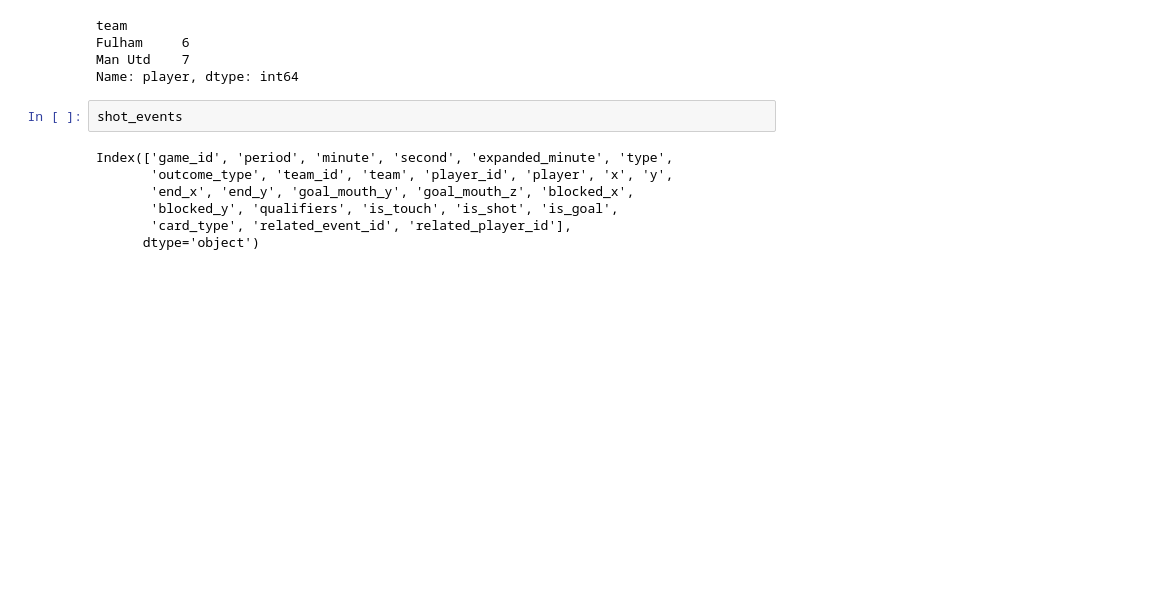
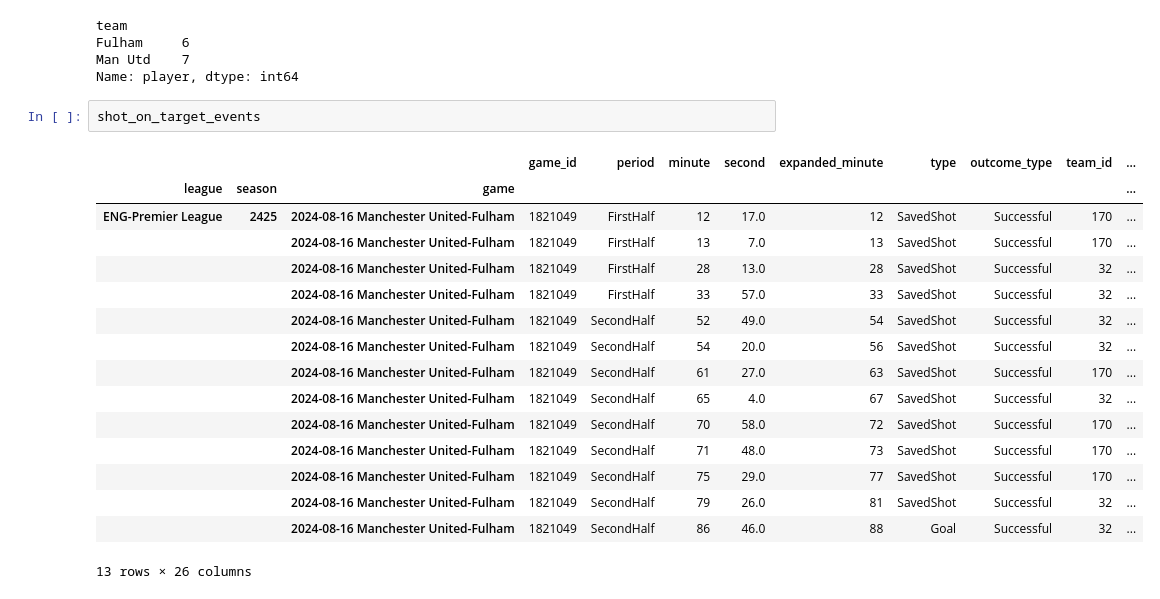
Before and after one commit to babu-akhil/football-analytics, a Jupyter notebook: whoscored_eventdata.ipynb, the cells around one changed output. Saved outputs shown, nothing was run; the diff lists cells and outputs as text; blank space fills up the shorter version.

Commit message:
event data explorations

```diff
--- a/whoscored_eventdata.ipynb
+++ b/whoscored_eventdata.ipynb
@@ -135,12 +135,22 @@ team
 Fulham     6
 Man Utd    7
 Name: player, dtype: int64
-# %%
-shot_events
-# %% [output]
-Index(['game_id', 'period', 'minute', 'second', 'expanded_minute', 'type',
-       'outcome_type', 'team_id', 'team', 'player_id', 'player', 'x', 'y',
-       'end_x', 'end_y', 'goal_mouth_y', 'goal_mouth_z', 'blocked_x',
-       'blocked_y', 'qualifiers', 'is_touch', 'is_shot', 'is_goal',
-       'card_type', 'related_event_id', 'related_player_id'],
-      dtype='object')
+# %%
+shot_on_target_events
+# %% [output]
+|  |  |  | game_id | period | minute | second | expanded_minute | type | outcome_type | team_id | ... |
+| league | season | game |  |  |  |  |  |  |  |  | ... |
+| ENG-Premier League | 2425 | 2024-08-16 Manchester United-Fulham | 1821049 | FirstHalf | 12 | 17.0 | 12 | SavedShot | Successful | 170 | ... |
+|  |  | 2024-08-16 Manchester United-Fulham | 1821049 | FirstHalf | 13 | 7.0 | 13 | SavedShot | Successful | 170 | ... |
+|  |  | 2024-08-16 Manchester United-Fulham | 1821049 | FirstHalf | 28 | 13.0 | 28 | SavedShot | Successful | 32 | ... |
+|  |  | 2024-08-16 Manchester United-Fulham | 1821049 | FirstHalf | 33 | 57.0 | 33 | SavedShot | Successful | 32 | ... |
+|  |  | 2024-08-16 Manchester United-Fulham | 1821049 | SecondHalf | 52 | 49.0 | 54 | SavedShot | Successful | 32 | ... |
+|  |  | 2024-08-16 Manchester United-Fulham | 1821049 | SecondHalf | 54 | 20.0 | 56 | SavedShot | Successful | 32 | ... |
+|  |  | 2024-08-16 Manchester United-Fulham | 1821049 | SecondHalf | 61 | 27.0 | 63 | SavedShot | Successful | 170 | ... |
+|  |  | 2024-08-16 Manchester United-Fulham | 1821049 | SecondHalf | 65 | 4.0 | 67 | SavedShot | Successful | 32 | ... |
+|  |  | 2024-08-16 Manchester United-Fulham | 1821049 | SecondHalf | 70 | 58.0 | 72 | SavedShot | Successful | 170 | ... |
+|  |  | 2024-08-16 Manchester United-Fulham | 1821049 | SecondHalf | 71 | 48.0 | 73 | SavedShot | Successful | 170 | ... |
+|  |  | 2024-08-16 Manchester United-Fulham | 1821049 | SecondHalf | 75 | 29.0 | 77 | SavedShot | Successful | 170 | ... |
+|  |  | 2024-08-16 Manchester United-Fulham | 1821049 | SecondHalf | 79 | 26.0 | 81 | SavedShot | Successful | 32 | ... |
+|  |  | 2024-08-16 Manchester United-Fulham | 1821049 | SecondHalf | 86 | 46.0 | 88 | Goal | Successful | 32 | ... |
+13 rows × 26 columns
```
Also changed, not shown: 1 other file.
